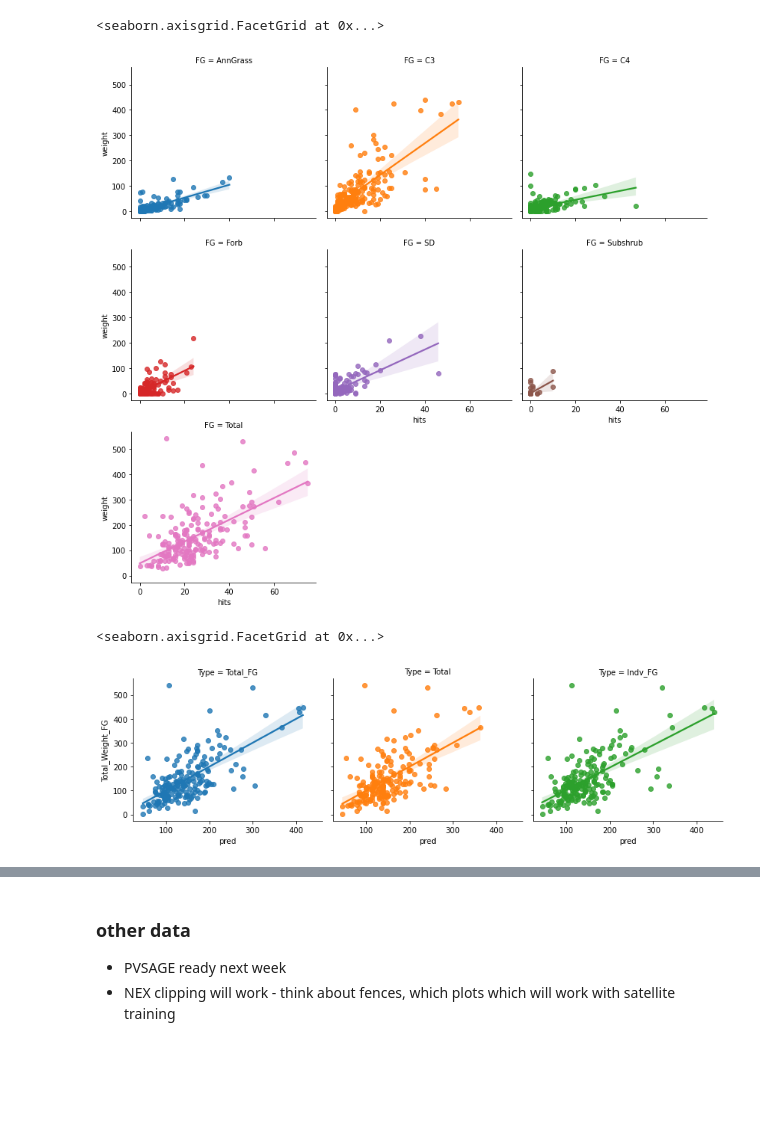
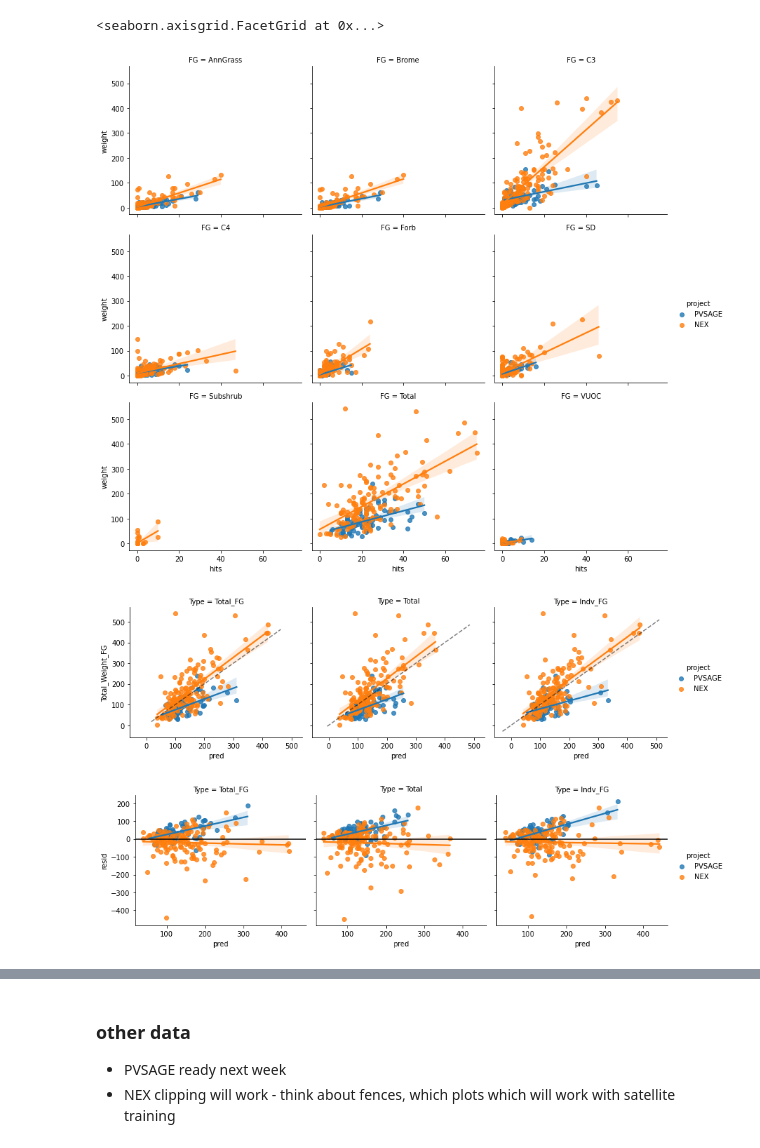
Before and after one commit to kearney-sp/tbng_veg, a Jupyter notebook: pinframe_linreg.ipynb, the cells around one changed output, grey strips where cells are left out. Saved outputs shown, nothing was run; the diff lists cells and outputs as text; code cells hidden in the pictures; blank space fills up the shorter version.

```diff
--- a/pinframe_linreg.ipynb
+++ b/pinframe_linreg.ipynb
@@ -14,5 +24,9 @@ fg_list = ['C4', 'C3', 'AnnGrass', 'Forb', 'SD']
 # %%
-df_pf = df_pvs_pf.append(df_nex_pf)
+df_pf = pd.concat([df_pvs_pf, df_nex_pf])
+# %%
+scale = False
+if scale:
+    df_pf = df_pf.apply(lambda x: np.power(x, 0.5) if 'weight' in x.name else x, axis=0)
 # %%
 df_pf['Total_Hits_FG'] = df_pf.loc[:, df_pf.columns.str.contains('hits_') &
                                    [any(fg in c for fg in fg_list) for c in df_pf.columns]].sum(axis=1)
@@ -22,7 +39,7 @@ df_pf['Total_Weight_FG'] = df_pf.loc[:, df_pf.columns.str.contains('weight_') &
 # %%
 mod_total = smf.ols('Total_Weight_FG ~ Total_Hits_FG', data=df_pf).fit()
 # %%
-mod_total_fg = smf.ols('Total_Weight_FG ~ hits_C4 + hits_C3 + hits_AnnGrass + hits_Forb + hits_SD', data=df_pf).fit()
+mod_total_fg = smf.ols('Total_Weight_FG ~ hits_C4 + hits_C3 + hits_Brome + hits_VUOC + hits_Forb + hits_SD', data=df_pf).fit()
 # %%
 mod_c4 = smf.ols('weight_C4 ~ hits_C4', data=df_pf).fit()
 mod_c3 = smf.ols('weight_C3 ~ hits_C3', data=df_pf).fit()
@@ -32,7 +50,9 @@ mod_sd = smf.ols('weight_SD ~ hits_SD', data=df_pf).fit()
 # %%
 df_pf['pred_Total_FG'] = mod_total_fg.predict()
 df_pf['pred_Total'] = mod_total.predict()
-df_pf['pred_Indv_FG'] = mod_c4.predict() + mod_c3.predict() + mod_ann.predict() + mod_forb.predict() + mod_sd.predict()
+df_pf['pred_Indv_FG'] = mod_c4.predict(df_pf['hits_C4']) + mod_c3.predict(df_pf['hits_C3']) + \
+mod_brome.predict(df_pf['hits_Brome']) + mod_vuoc.predict(df_pf['hits_VUOC']) + mod_forb.predict(df_pf['hits_Forb']) + \
+mod_sd.predict(df_pf['hits_SD'])
 # %%
 # convert to long format to be able to plot with hue as the FG
 df_pf_long = pd.wide_to_long(df_pf.reset_index(),
@@ -51,24 +74,53 @@ df_pf_pred_long = pd.wide_to_long(df_pf.reset_index(),
 # %%
 # plot linear fits for each functional group (FG)
 sns.lmplot(x='hits',
            y='weight',
            col='FG',
            col_wrap=3,
-           hue='FG',
+           hue='project',
            data=df_pf_long,
            scatter=True, height=3.5, aspect=1.1)
 # %% [output]
 <seaborn.axisgrid.FacetGrid at 0x...>
-[figure, old version]
+[figure, new version]
 # %%
+def abline(slope, intercept, axs, color='black', linewidth=None, kwargs={}):
+    """Plot a line from slope and intercept"""
+    if axs is not None:
+        axes = axs
+    else:
+        axes = plt.gca()
+    x_vals = np.array(axes.get_xlim())
+    y_vals = intercept + slope * x_vals
+    axes.plot(x_vals, y_vals, c=color, linewidth=linewidth, **kwargs)
+
+
 # plot linear fits for each model type
-sns.lmplot(x='pred',
+g = sns.lmplot(x='pred',
            y='Total_Weight_FG',
            col='Type',
            col_wrap=3,
-           hue='Type',
+           hue='project',
            data=df_pf_pred_long,
            scatter=True, height=3.5, aspect=1.1)
+
+for ax in g.axes:
+    abline(1, 0, ax, color='black', kwargs={'linestyle': 'dashed', 'alpha': 0.5})
 # %% [output]
-<seaborn.axisgrid.FacetGrid at 0x...>
-[figure, old version]
+[figure, new version]
+# %%
+# calculate residuals
+df_pf_pred_long['resid'] = df_pf_pred_long['pred'] - df_pf_pred_long['Total_Weight_FG']
+
+# plot residuals for each model type
+g = sns.lmplot(y='resid',
+           x='pred',
+           col='Type',
+           col_wrap=3,
+           hue='project',
+           data=df_pf_pred_long,
+           scatter=True, height=3.5, aspect=1.1)
+for ax in g.axes:
+    ax.axhline(y=0, linestyle='solid', c='black')
+# %% [output]
+[figure, added]
```
Also changed, not shown: parts of 15 cells of this notebook, 10 other files.
